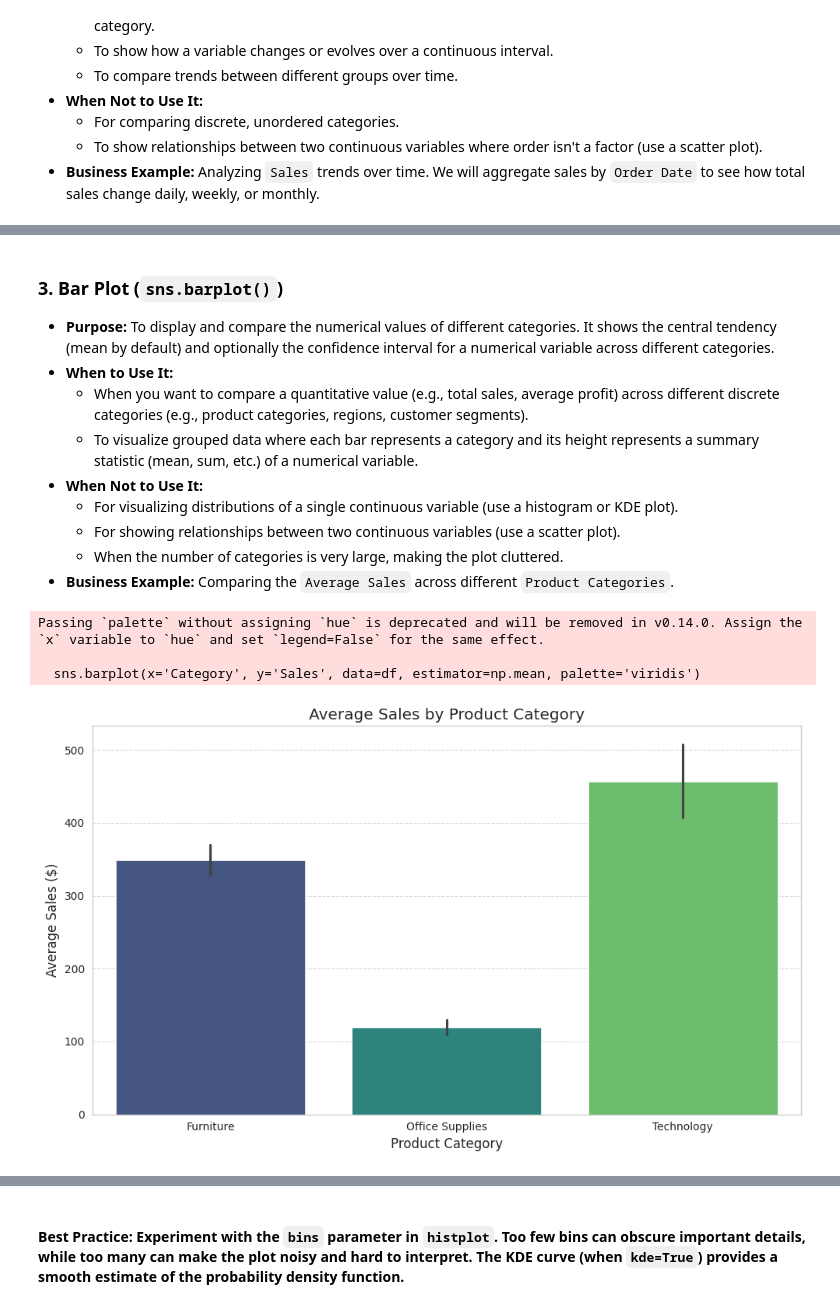
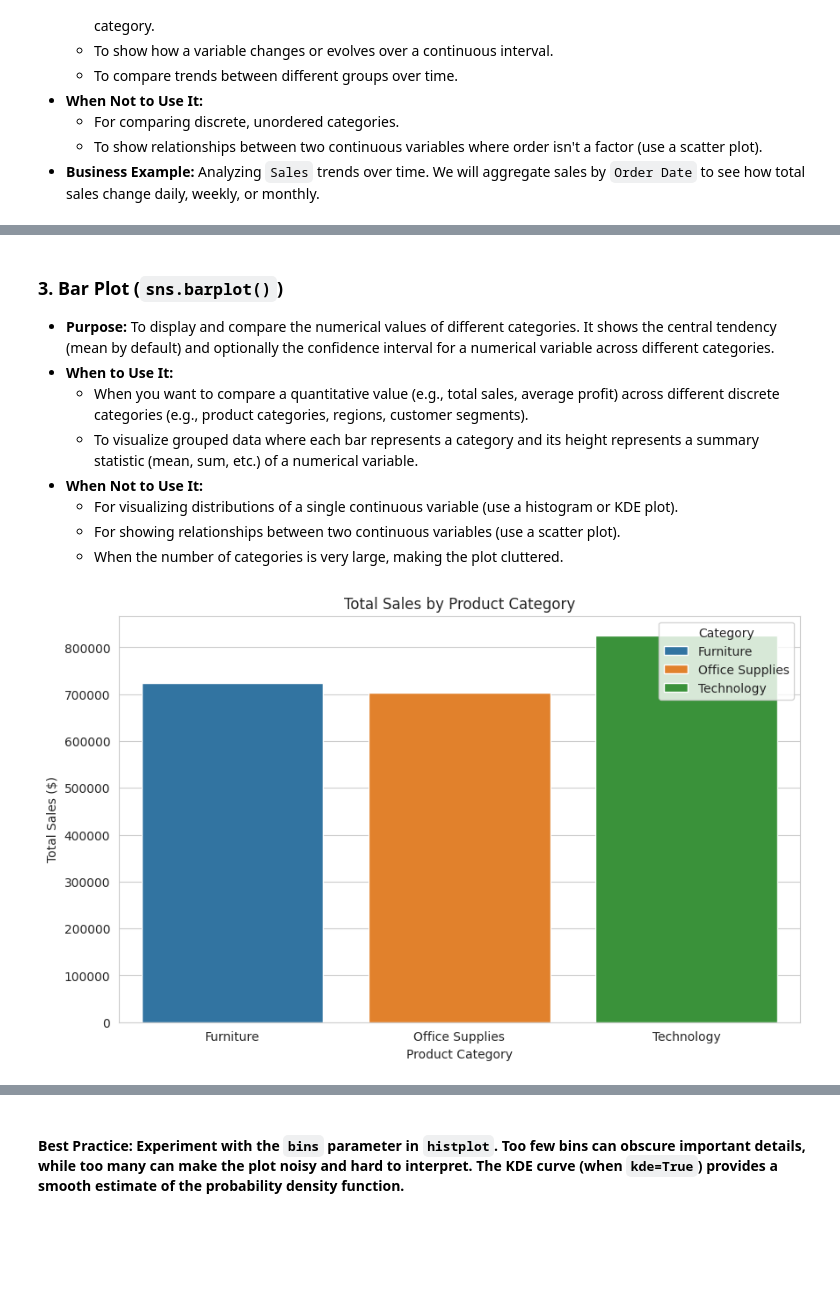
Before and after one commit to Mohamad-Selawy/Data-Analysis, a Jupyter notebook: Python/Visualization/Part_2_Visualization_with_Seaborn.ipynb, the cells around one changed output, grey strips where cells are left out. Saved outputs shown, nothing was run; the diff lists cells and outputs as text; code cells hidden in the pictures; blank space fills up the shorter version.

```diff
--- a/Python/Visualization/Part_2_Visualization_with_Seaborn.ipynb
+++ b/Python/Visualization/Part_2_Visualization_with_Seaborn.ipynb
@@ -11,14 +11,9 @@ First, let's import the necessary libraries and load our dataset. We'll be using
 # %%
 # Import necessary libraries
 import pandas as pd # For data manipulation and analysis
-import numpy as np # For numerical operations
 import matplotlib.pyplot as plt # For basic plotting and customization (Seaborn is built on it)
 import seaborn as sns # For advanced statistical data visualization
 import kagglehub # For downloading datasets from Kaggle
-
-# Configure Matplotlib for better aesthetics (optional, but good practice)
-plt.style.use('ggplot') # Use ggplot style for plots
-plt.rcParams['figure.figsize'] = (10, 6) # Set default figure size
 # %% [markdown]
 ### Download and Load the Dataset
 
@@ -94,10 +77,9 @@ Before diving into visualizations, it's good practice to ensure our data types a
 # %%
 df = df.dropna()
 # Convert 'Order Date' and 'Ship Date' to datetime objects
-df['Order Date'] = pd.to_datetime(df['Order Date'], format='%d/%m/%Y')
-df['Ship Date'] = pd.to_datetime(df['Ship Date'], format='%d/%m/%Y')
+df['Order Date'] = df['Order Date'].astype('datetime64[ns]')
+df['Ship Date'] = df['Ship Date'].astype('datetime64[ns]')
 df['Profit'] = df['Sales'] * 0.2
 # Verify the conversion
-print("\n--- DataFrame Info after Date Conversion ---")
 df.info()
 # %% [output]
@@ -166,4 +103 @@ For consistency, it's good practice to set a preferred style at the beginning of
-# %%
-# Reset to default or preferred style for consistency throughout the notebook
-sns.set_style('whitegrid') # A common and clean style for presentations
 # %% [markdown]
@@ -283,42 +182,22 @@ plt.show()
     *   For visualizing distributions of a single continuous variable (use a histogram or KDE plot).
     *   For showing relationships between two continuous variables (use a scatter plot).
     *   When the number of categories is very large, making the plot cluttered.
-*   **Business Example:** Comparing the `Average Sales` across different `Product Categories`.
 # %%
 # Business Example: Average Sales by Product Category
 # We want to see which product categories have the highest average sales per transaction.
 
 plt.figure(figsize=(10, 6))
 # Create a bar plot using Seaborn
 # x='Category': The categorical variable for the x-axis
 # y='Sales': The numerical variable for which to calculate the average and display on the y-axis
 # data=df: The DataFrame to draw the plot from
-# estimator=np.mean: This is the default, but explicitly states we want the mean.
-#                    Other options include np.sum, np.median, etc.
-# errorbar=('ci', 95): Displays a 95% confidence interval around the mean (default behavior)
-# palette='viridis': Sets the color palette for the bars
-sns.barplot(x='Category', y='Sales', data=df, estimator=np.mean, palette='viridis')
+# estimator=sum: aggregation function
+# error bar : is a line on a chart that extends above and below a bar to show the variability or spread of the underlying data.
+sns.barplot(x='Category', y='Sales', data=df, hue='Category', legend=True, estimator='sum',errorbar=None)
 
-plt.title('Average Sales by Product Category')
+plt.title('Total Sales by Product Category')
 plt.xlabel('Product Category')
-plt.ylabel('Average Sales ($)')
-plt.grid(axis='y', linestyle='--', alpha=0.7) # Add horizontal grid lines
-plt.tight_layout()
+plt.ylabel('Total Sales ($)')
 plt.show()
-
-# Interpretation:
-# This bar plot clearly shows the average sales value for each of the three main product categories.
-# We can observe that 'Technology' typically has the highest average sales per order, followed by 'Furniture',
-# and then 'Office Supplies'. The black lines (error bars) represent the 95% confidence interval for the mean,
-# indicating the uncertainty around our estimate of the true average sales.
-
-# Business Insight:
-# This insight suggests that while 'Office Supplies' might have a high volume of transactions (as hinted by the histogram),
-# 'Technology' and 'Furniture' products are generally higher-value items per transaction. This is crucial for pricing strategies,
-# sales targets, and understanding product profitability. Marketing efforts for 'Technology' and 'Furniture' might focus on
-# highlighting value and premium features, while 'Office Supplies' might benefit from volume-based promotions.
 # %% [output]
-Passing `palette` without assigning `hue` is deprecated and will be removed in v0.14.0. Assign the `x` variable to `hue` and set `legend=False` for the same effect.
-
-  sns.barplot(x='Category', y='Sales', data=df, estimator=np.mean, palette='viridis')
-[figure, old version]
+[figure, new version]
```
Also changed, not shown: parts of 26 cells of this notebook.
